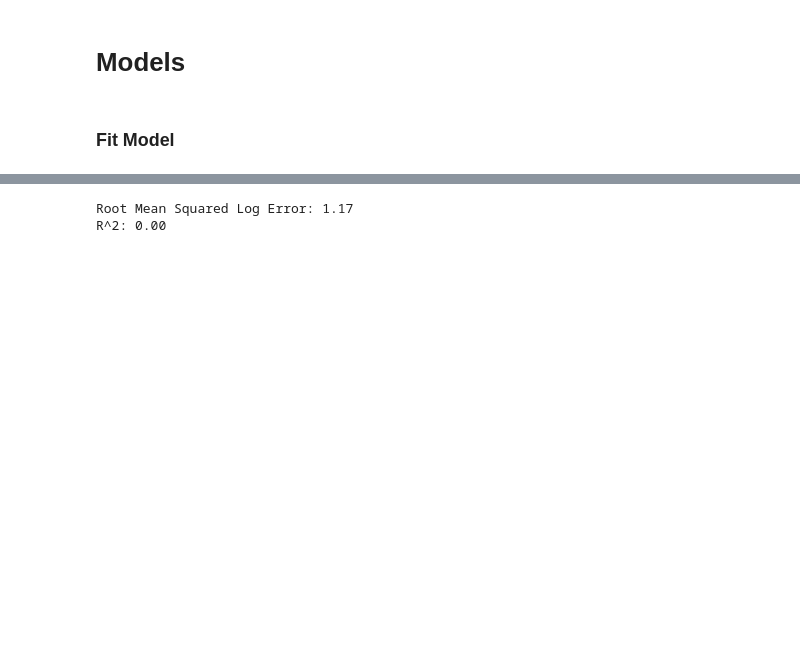
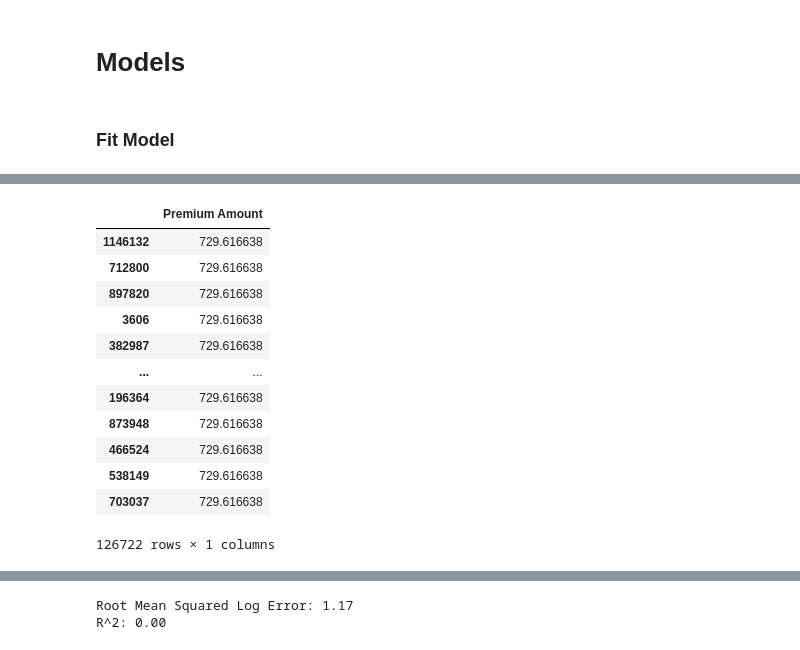
Before and after one commit to mglissmann/kaggle_playground_series_4_12, a Jupyter notebook: analysis.ipynb, the cells around one changed output, grey strips where cells are left out. Cells and saved outputs as stored; diff of their text form; code cells hidden in the pictures; blank space fills up the shorter version.

```diff
--- a/analysis.ipynb
+++ b/analysis.ipynb
@@ -268,0 +295,17 @@ y_train.head()
+# %%
+y_pred['Premium Amount'] = baseline_pred
+y_pred
+# %% [output]
+|  | Premium Amount |
+| 1146132 | 729.616638 |
+| 712800 | 729.616638 |
+| 897820 | 729.616638 |
+| 3606 | 729.616638 |
+| 382987 | 729.616638 |
+| ... | ... |
+| 196364 | 729.616638 |
+| 873948 | 729.616638 |
+| 466524 | 729.616638 |
+| 538149 | 729.616638 |
+| 703037 | 729.616638 |
+126722 rows × 1 columns
```
Also changed, not shown: parts of 11 cells of this notebook.
